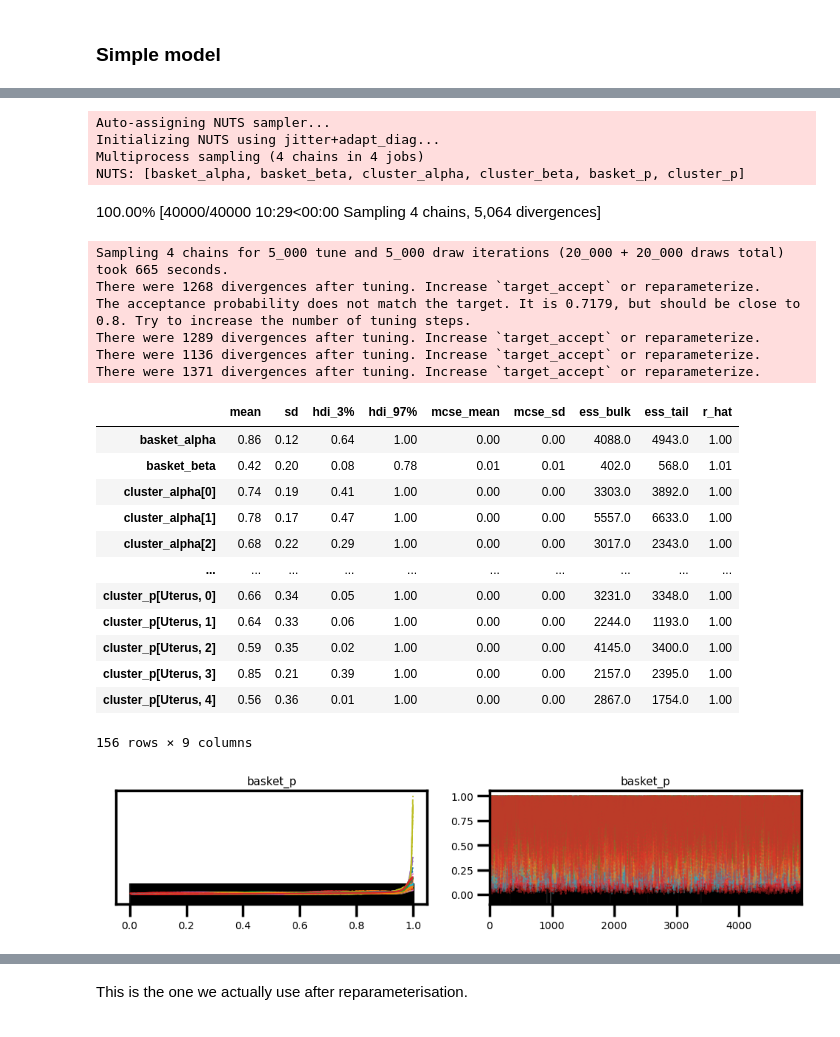
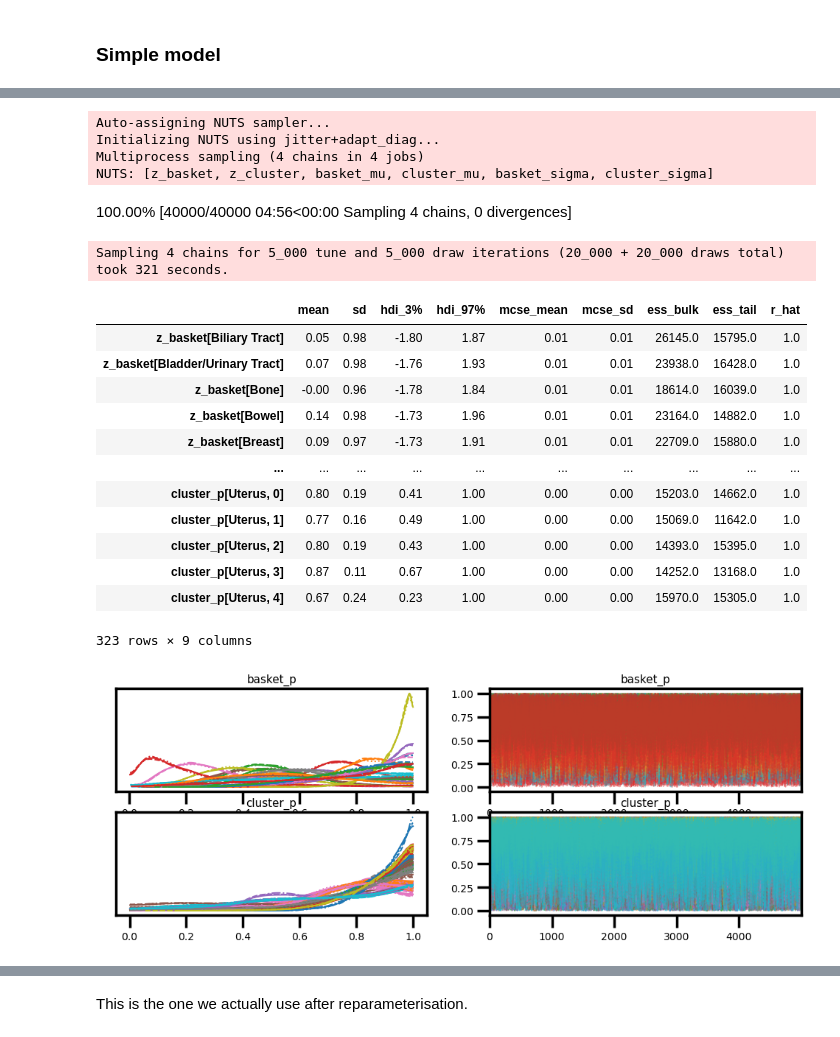
Before and after one commit to glasgowcompbio/pyBasket, a Jupyter notebook: notebooks/patient_analysis_Docetaxel_cluster_5.ipynb, the cells around one changed output, grey strips where cells are left out. Cells and saved outputs as stored; diff of their text form; code cells hidden in the pictures.

```diff
--- a/notebooks/patient_analysis_Docetaxel_cluster_5.ipynb
+++ b/notebooks/patient_analysis_Docetaxel_cluster_5.ipynb
@@ -587,0 +581,2 @@ pm.model_to_graphviz(model_h1)
+# %%
+model_h1_nc = get_model_pyBasket_independent_nc(patient_df, K, C)
@@ -588,42 +587,37 @@ pm.model_to_graphviz(model_h1)
 # %%
-with model_h1:
-    trace_h1 = pm.sample(n_sample, tune=n_burn_in, idata_kwargs={'log_likelihood': True})
+with model_h1_nc:
+    trace_h1 = pm.sample(n_sample, tune=n_burn_in, idata_kwargs={'log_likelihood': True}, target_accept=target_accept)
 # %% [output]
 Auto-assigning NUTS sampler...
 Initializing NUTS using jitter+adapt_diag...
 Multiprocess sampling (4 chains in 4 jobs)
-NUTS: [basket_alpha, basket_beta, cluster_alpha, cluster_beta, basket_p, cluster_p]
+NUTS: [z_basket, z_cluster, basket_mu, cluster_mu, basket_sigma, cluster_sigma]
-100.00% [40000/40000 10:29<00:00 Sampling 4 chains, 5,064 divergences]
+100.00% [40000/40000 04:56<00:00 Sampling 4 chains, 0 divergences]
-Sampling 4 chains for 5_000 tune and 5_000 draw iterations (20_000 + 20_000 draws total) took 665 seconds.
-There were 1268 divergences after tuning. Increase `target_accept` or reparameterize.
-The acceptance probability does not match the target. It is 0.7179, but should be close to 0.8. Try to increase the number of tuning steps.
-There were 1289 divergences after tuning. Increase `target_accept` or reparameterize.
-There were 1136 divergences after tuning. Increase `target_accept` or reparameterize.
-There were 1371 divergences after tuning. Increase `target_accept` or reparameterize.
+Sampling 4 chains for 5_000 tune and 5_000 draw iterations (20_000 + 20_000 draws total) took 321 seconds.
 # %%
 az.summary(trace_h1).round(2)
 # %% [output]
 |  | mean | sd | hdi_3% | hdi_97% | mcse_mean | mcse_sd | ess_bulk | ess_tail | r_hat |
-| basket_alpha | 0.86 | 0.12 | 0.64 | 1.00 | 0.00 | 0.00 | 4088.0 | 4943.0 | 1.00 |
-| basket_beta | 0.42 | 0.20 | 0.08 | 0.78 | 0.01 | 0.01 | 402.0 | 568.0 | 1.01 |
-| cluster_alpha[0] | 0.74 | 0.19 | 0.41 | 1.00 | 0.00 | 0.00 | 3303.0 | 3892.0 | 1.00 |
-| cluster_alpha[1] | 0.78 | 0.17 | 0.47 | 1.00 | 0.00 | 0.00 | 5557.0 | 6633.0 | 1.00 |
-| cluster_alpha[2] | 0.68 | 0.22 | 0.29 | 1.00 | 0.00 | 0.00 | 3017.0 | 2343.0 | 1.00 |
+| z_basket[Biliary Tract] | 0.05 | 0.98 | -1.80 | 1.87 | 0.01 | 0.01 | 26145.0 | 15795.0 | 1.0 |
+| z_basket[Bladder/Urinary Tract] | 0.07 | 0.98 | -1.76 | 1.93 | 0.01 | 0.01 | 23938.0 | 16428.0 | 1.0 |
+| z_basket[Bone] | -0.00 | 0.96 | -1.78 | 1.84 | 0.01 | 0.01 | 18614.0 | 16039.0 | 1.0 |
+| z_basket[Bowel] | 0.14 | 0.98 | -1.73 | 1.96 | 0.01 | 0.01 | 23164.0 | 14882.0 | 1.0 |
+| z_basket[Breast] | 0.09 | 0.97 | -1.73 | 1.91 | 0.01 | 0.01 | 22709.0 | 15880.0 | 1.0 |
 | ... | ... | ... | ... | ... | ... | ... | ... | ... | ... |
-| cluster_p[Uterus, 0] | 0.66 | 0.34 | 0.05 | 1.00 | 0.00 | 0.00 | 3231.0 | 3348.0 | 1.00 |
-| cluster_p[Uterus, 1] | 0.64 | 0.33 | 0.06 | 1.00 | 0.00 | 0.00 | 2244.0 | 1193.0 | 1.00 |
-| cluster_p[Uterus, 2] | 0.59 | 0.35 | 0.02 | 1.00 | 0.00 | 0.00 | 4145.0 | 3400.0 | 1.00 |
-| cluster_p[Uterus, 3] | 0.85 | 0.21 | 0.39 | 1.00 | 0.00 | 0.00 | 2157.0 | 2395.0 | 1.00 |
-| cluster_p[Uterus, 4] | 0.56 | 0.36 | 0.01 | 1.00 | 0.00 | 0.00 | 2867.0 | 1754.0 | 1.00 |
+| cluster_p[Uterus, 0] | 0.80 | 0.19 | 0.41 | 1.00 | 0.00 | 0.00 | 15203.0 | 14662.0 | 1.0 |
+| cluster_p[Uterus, 1] | 0.77 | 0.16 | 0.49 | 1.00 | 0.00 | 0.00 | 15069.0 | 11642.0 | 1.0 |
+| cluster_p[Uterus, 2] | 0.80 | 0.19 | 0.43 | 1.00 | 0.00 | 0.00 | 14393.0 | 15395.0 | 1.0 |
+| cluster_p[Uterus, 3] | 0.87 | 0.11 | 0.67 | 1.00 | 0.00 | 0.00 | 14252.0 | 13168.0 | 1.0 |
+| cluster_p[Uterus, 4] | 0.67 | 0.24 | 0.23 | 1.00 | 0.00 | 0.00 | 15970.0 | 15305.0 | 1.0 |
-156 rows × 9 columns
+323 rows × 9 columns
 # %%
 # az.plot_ess(
 #     trace_h1, kind="evolution", var_names=['basket_p', 'cluster_p']
 # )
 # %%
-az.plot_trace(trace_h1, var_names=['basket_p']);
+az.plot_trace(trace_h1, var_names=['basket_p', 'cluster_p']);
 # %% [output]
-[figure, old version]
+[figure, new version]
 # %%
 az.plot_forest(trace_h1, var_names=['basket_p'])
 # %% [output]
```
Also changed, not shown: parts of 54 cells of this notebook, 9 other files.
